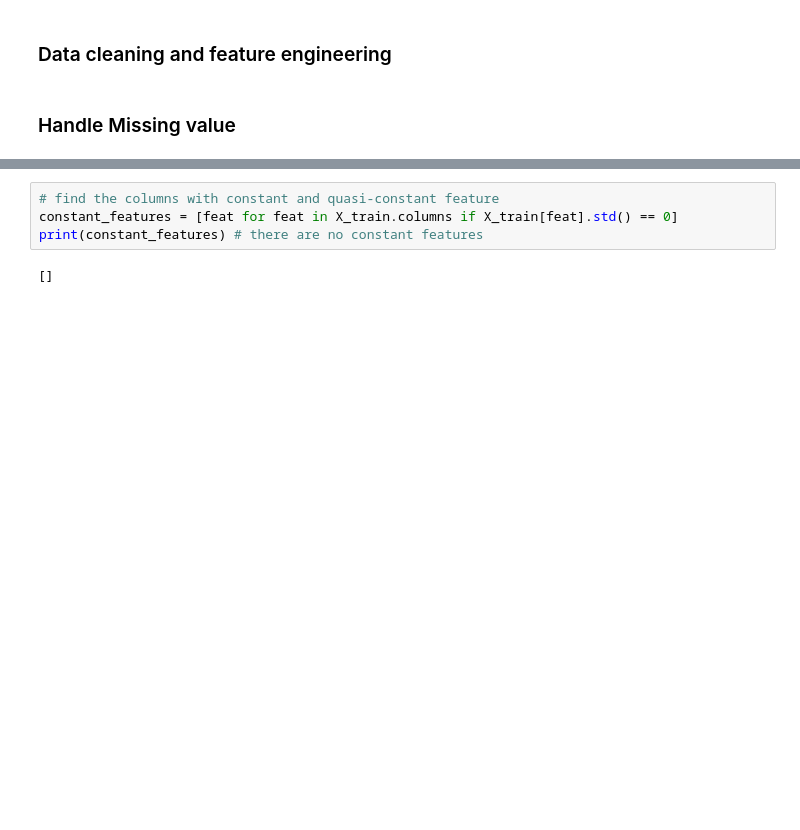
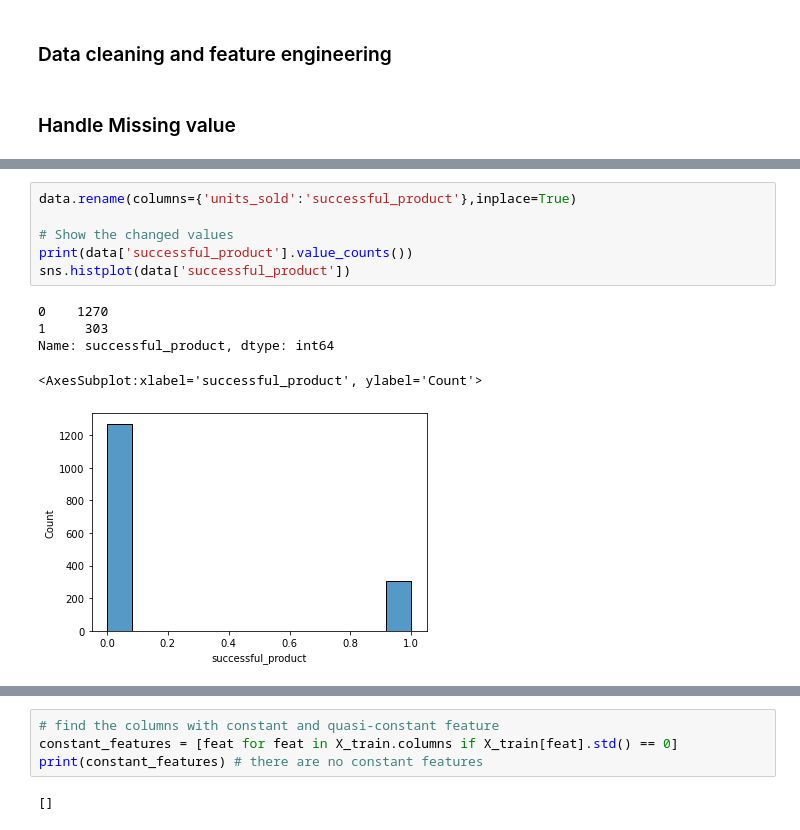
Before and after one commit to jiahuiwang2020/Data-Science-Project, a Jupyter notebook: SalesAnalytics/Main.ipynb, the cells around one changed output, grey strips where cells are left out. Drawn from its saved outputs; the diff is of its cells as text; blank space fills up the shorter version.

```diff
--- a/SalesAnalytics/Main.ipynb
+++ b/SalesAnalytics/Main.ipynb
@@ -272,0 +158,12 @@ X_test = fre_enc.transform(X_test)
+# %%
+data.rename(columns={'units_sold':'successful_product'},inplace=True)
+
+# Show the changed values
+print(data['successful_product'].value_counts())
+sns.histplot(data['successful_product'])
+# %% [output]
+0    1270
+1     303
+Name: successful_product, dtype: int64
+<AxesSubplot:xlabel='successful_product', ylabel='Count'>
+[figure, added]
```
Also changed, not shown: parts of 106 cells of this notebook.
